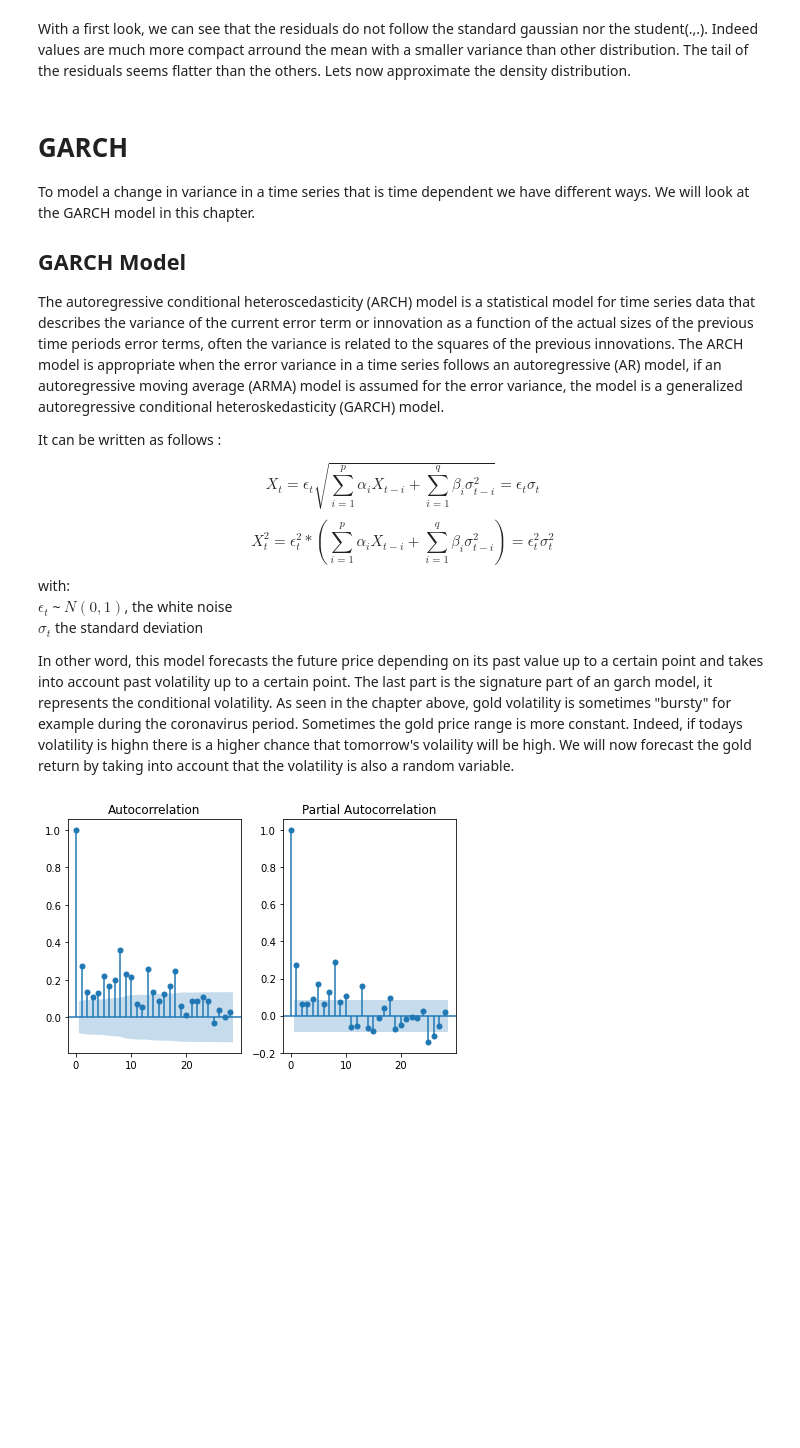
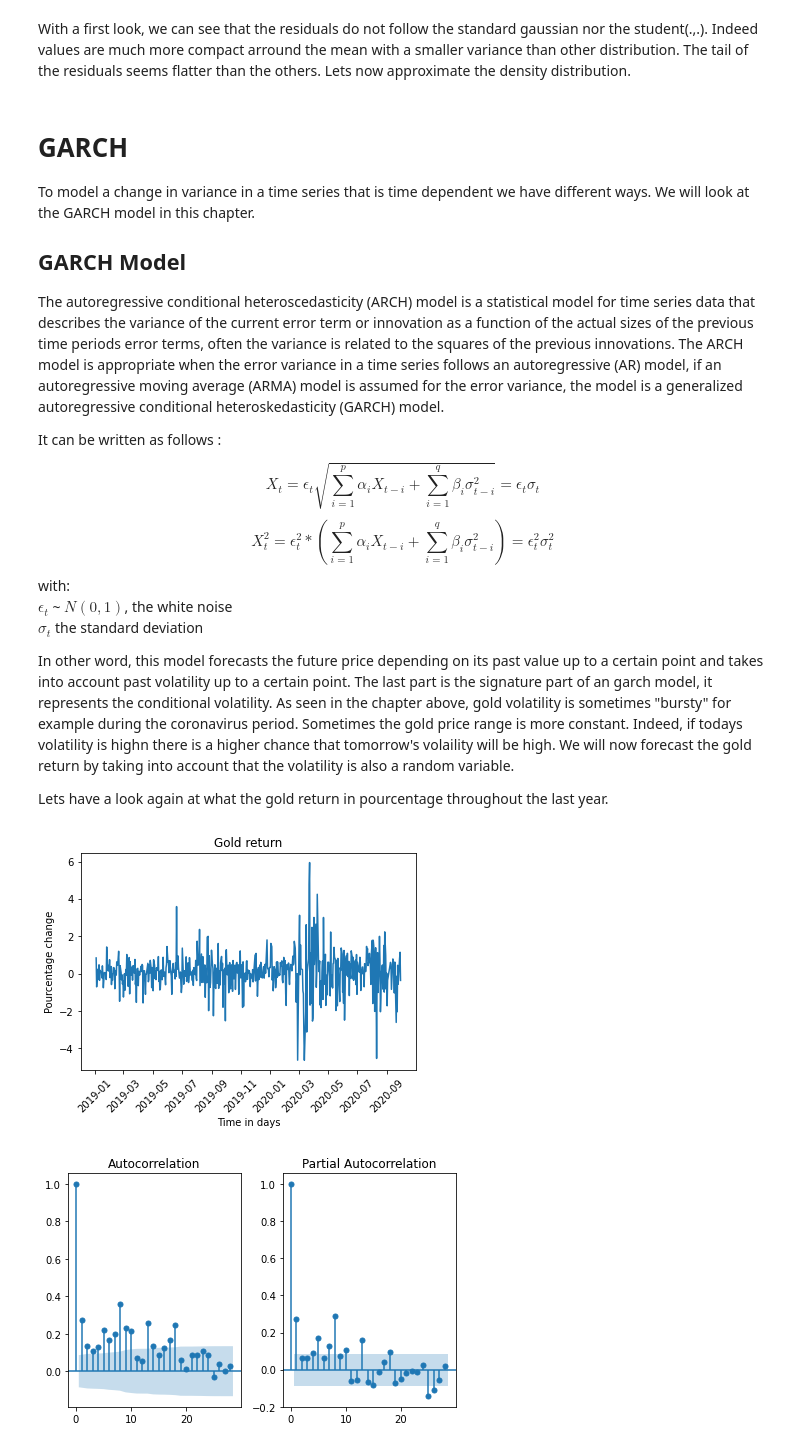
Before and after one commit to FranckNgN/Spot-prediction, a Jupyter notebook: report.ipynb, the cells around one changed output. Drawn from its saved outputs; the diff is of its cells as text; code cells hidden in the pictures; blank space fills up the shorter version.

```diff
--- a/report.ipynb
+++ b/report.ipynb
@@ -696,4 +696,17 @@ $\sigma_t$ the standard deviation
 
 In other word, this model forecasts the future price depending on its past value up to a certain point and takes into account past volatility up to a certain point. The last part is the signature part of an garch model, it represents the conditional volatility. As seen in the chapter above, gold volatility is sometimes "bursty" for example during the coronavirus period. Sometimes the gold price range is more constant. Indeed, if todays volatility is highn there is a higher chance that tomorrow's volaility will be high.
 We will now forecast the gold return by taking into account that the volatility is also a random variable.
+
+Lets have a look again at what the gold return in pourcentage throughout the last year.
+# %%
+returns = xau.pct_change().dropna()
+returns2 = xau.pct_change().dropna()**2
+plt.plot(returns*100)
+plt.title("Gold return")
+plt.xlabel("Time in days")
+plt.ylabel("Pourcentage change")
+
+plt.xticks(rotation=45);
+# %% [output]
+[figure, added]
 # %%
```
Also changed, not shown: parts of 3 cells of this notebook.
